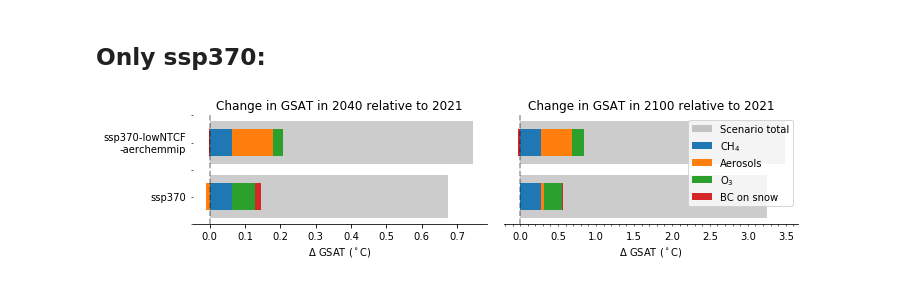
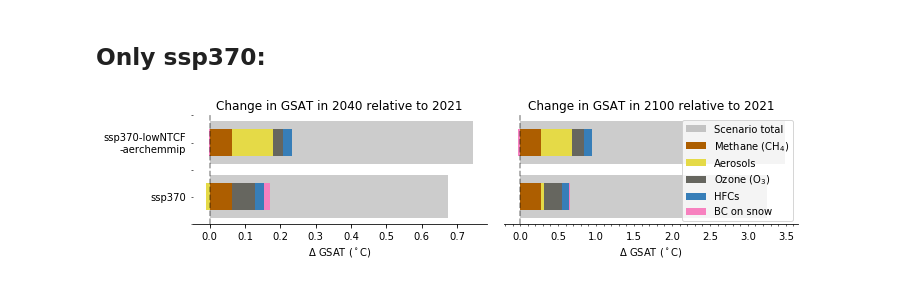
Before and after one commit to sarambl/AR6_CH6_RCMIPFIGS, a Jupyter notebook: ar6_ch6_rcmipfigs/notebooks/3-2_delta_T_plot_bar_stacked.ipynb, the cells around one changed output. Saved outputs shown, nothing was run; the diff lists cells and outputs as text; code cells hidden in the pictures.

```diff
--- a/ar6_ch6_rcmipfigs/notebooks/3-2_delta_T_plot_bar_stacked.ipynb
+++ b/ar6_ch6_rcmipfigs/notebooks/3-2_delta_T_plot_bar_stacked.ipynb
@@ -62,14 +57,12 @@ variables_erf_comp = [
     'ch4',
     'aerosol-total',
     'o3',
-    #'F-Gases|HFC',
+    'HFCs',
     'bc_on_snow']
 # total ERFs for anthropogenic and total:
 variables_erf_tot = ['total_anthropogenic',
                      'total']
 variables_all = variables_erf_comp + variables_erf_tot
 # Scenarios to plot:
-scenarios_fl = ['ssp119', 'ssp126', 'ssp245', 'ssp370', 'ssp370-lowNTCF-aerchemmip',  # 'ssp370-lowNTCF', Due to mistake here
-                'ssp585']#, 'historical']
 # %%
 
@@ -320,0 +299,4 @@ tabel_dT_slcfs = tabel_dT_slcfs.rename(rn_dic)
+# %%
+cdic = get_cmap_dic(variables_erf_comp)  # , palette='colorblind'):
+ls = [cdic[key] for key in variables_erf_comp]
+ls
@@ -324,7 +312,6 @@ The following uncertainties assume the ECS has a standard deviation of
 # %%
 from ar6_ch6_rcmipfigs.constants import RESULTS_DIR
 from matplotlib.ticker import (MultipleLocator)
-import matplotlib.pyplot as plt
 
 fig, axs = plt.subplots(1, len(years), figsize=[10, 4], sharex=False, sharey=True)
 tits = ['Near Term surface temperature change (2040 relative to 2021)',
@@ -334,12 +321,14 @@ for yr, ax, tit in zip(years, axs, tits):
     ntot = 'Scenario total'
     # Pick out year and do various renames:
     # Total antropogenic
-    tot_yr = tabel_dT_anthrop.loc[yr].rename({'Total': ntot, 'ssp370-lowNTCF-aerchemmip': 'ssp370-lowNTCF\n-aerchemmip'})
+    tot_yr = tabel_dT_anthrop.loc[yr].rename(
+        {'Total': ntot, 'ssp370-lowNTCF-aerchemmip': 'ssp370-lowNTCF\n-aerchemmip'})
     # Sum SLCFs
-    sum_yr = tabel_dT_sum_slcf.loc[yr].rename({'Total': ntot, 'ssp370-lowNTCF-aerchemmip': 'ssp370-lowNTCF\n-aerchemmip'})
+    sum_yr = tabel_dT_sum_slcf.loc[yr].rename(
+        {'Total': ntot, 'ssp370-lowNTCF-aerchemmip': 'ssp370-lowNTCF\n-aerchemmip'})
     # Plot bars for anthropopogenic total:
     ax.barh(tot_yr.transpose().index, tot_yr.transpose()[ntot].values, color='k', label='Scenario total', alpha=.2,
-           )
+            )
     # Plot bars for SLCFs total:
     ntot = 'Sum SLCFs'
     s_x = sum_yr.transpose().index
@@ -348,7 +337,7 @@ for yr, ax, tit in zip(years, axs, tits):
     # Plot stacked plot of components:
     _tab = tabel_dT_slcfs.loc[yr].transpose().rename({'ssp370-lowNTCF-aerchemmip': 'ssp370-lowNTCF\n-aerchemmip'})
 
-    a = _tab.plot(kind='barh', stacked=True, ax=ax, legend=(yr != '2040'))  # , grid=True)#stac)
+    a = _tab.plot(kind='barh', stacked=True, ax=ax, color=ls, legend=(yr != '2040'))  # , grid=True)#stac)
     if not yr == '2040':
         ax.legend(frameon=False)  # [l],labels=['Sce!!nario total'], loc = 4)#'lower right')
     # Zero line:
@@ -356,21 +345,21 @@ for yr, ax, tit in zip(years, axs, tits):
     ax.set_title(tit)
     ax.set_xlabel('$\Delta$ GSAT ($^\circ$C)')
     ax.xaxis.set_minor_locator(MultipleLocator(.1))
-    #ax.grid(axis='y', which='major')
+    # ax.grid(axis='y', which='major')
 
 ax = axs[0]
 
 ax.spines['right'].set_visible(False)
 ax.spines['top'].set_visible(False)
 ax.spines['left'].set_visible(False)
-ax.tick_params( right=False, left=False)#, color='w')
+ax.tick_params(right=False, left=False)  # , color='w')
 
 ax = axs[1]
 ax.spines['right'].set_visible(False)
 ax.spines['top'].set_visible(False)
 ax.spines['left'].set_visible(False)
 ax.tick_params(labelleft=False, right=False, left=False, color='w')
-ax.tick_params(labelright=False, labelleft=False, right=False, left=False,  color='w')
+ax.tick_params(labelright=False, labelleft=False, right=False, left=False, color='w')
 ax.yaxis.set_visible(False)
 plt.tight_layout()
 
@@ -403,50 +392,54 @@ for yr, ax, tit in zip(years, axs, tits):
     ntot = 'Scenario total'
     # Pick out year and do various renames:
     # Total antropogenic
-    tot_yr = tabel_dT_anthrop.loc[yr, scenario_370].rename({'Total': ntot, 'ssp370-lowNTCF-aerchemmip': 'ssp370-lowNTCF\n-aerchemmip'})
+    tot_yr = tabel_dT_anthrop.loc[yr, scenario_370].rename(
+        {'Total': ntot, 'ssp370-lowNTCF-aerchemmip': 'ssp370-lowNTCF\n-aerchemmip'})
     # Sum SLCFs
-    sum_yr = tabel_dT_sum_slcf.loc[yr, scenario_370].rename({'Total': ntot, 'ssp370-lowNTCF-aerchemmip': 'ssp370-lowNTCF\n-aerchemmip'})
+    sum_yr = tabel_dT_sum_slcf.loc[yr, scenario_370].rename(
+        {'Total': ntot, 'ssp370-lowNTCF-aerchemmip': 'ssp370-lowNTCF\n-aerchemmip'})
     # Plot bars for anthropopogenic total:
     ax.barh(tot_yr.transpose().index, tot_yr.transpose()[ntot].values, color='k', label='Scenario total', alpha=.2,
-           )
+            )
     # Plot bars for SLCFs total:
     ntot = 'Sum SLCFs'
     s_x = sum_yr.transpose().index
     s_y = sum_yr.transpose()[ntot].values
 
     # Plot stacked plot of components:
-    _tab = tabel_dT_slcfs.loc[yr, scenario_370].transpose().rename({'ssp370-lowNTCF-aerchemmip': 'ssp370-lowNTCF\n-aerchemmip'})
+    _tab = tabel_dT_slcfs.loc[yr, scenario_370].transpose().rename(
+        {'ssp370-lowNTCF-aerchemmip': 'ssp370-lowNTCF\n-aerchemmip'})
 
-    a = _tab.plot(kind='barh', stacked=True, ax=ax, legend=(yr != '2040'))  # , grid=True)#stac)
+    a = _tab.plot(kind='barh', stacked=True, ax=ax, color=ls,
+                  legend=(yr != '2040'))  # , grid=True)#stac)
     if not yr == '2040':
         ax.legend(frameon=True)  # [l],labels=['Sce!!nario total'], loc = 4)#'lower right')
     # Zero line:
     ax.axvline(0, linestyle='--', color='k', alpha=0.4)
     ax.set_title(tit)
     ax.set_xlabel('$\Delta$ GSAT ($^\circ$C)')
     ax.xaxis.set_minor_locator(MultipleLocator(.1))
-    #ax.grid(axis='y', which='major')
+    # ax.grid(axis='y', which='major')
 
 ax = axs[0]
 
 ax.spines['right'].set_visible(False)
 ax.spines['top'].set_visible(False)
 ax.spines['left'].set_visible(False)
-ax.tick_params( right=False, left=False)#, color='w')
+ax.tick_params(right=False, left=False)  # , color='w')
 
 ax = axs[1]
 ax.spines['right'].set_visible(False)
 ax.spines['top'].set_visible(False)
 ax.spines['left'].set_visible(False)
 ax.tick_params(labelleft=False, right=False, left=False, color='w')
-ax.tick_params(labelright=False, labelleft=False, right=False, left=False,  color='w')
+ax.tick_params(labelright=False, labelleft=False, right=False, left=False, color='w')
 ax.yaxis.set_visible(False)
 plt.tight_layout()
 fn = RESULTS_DIR / 'figures/stack_bar_influence_years_horiz_errTot_370only.png'
 
 plt.tight_layout()
 ax = plt.gca()
 
 plt.savefig(fn, dpi=300)
 # %% [output]
-[figure, old version]
+[figure, new version]
```
Also changed, not shown: parts of 20 cells of this notebook, 54 other files.
